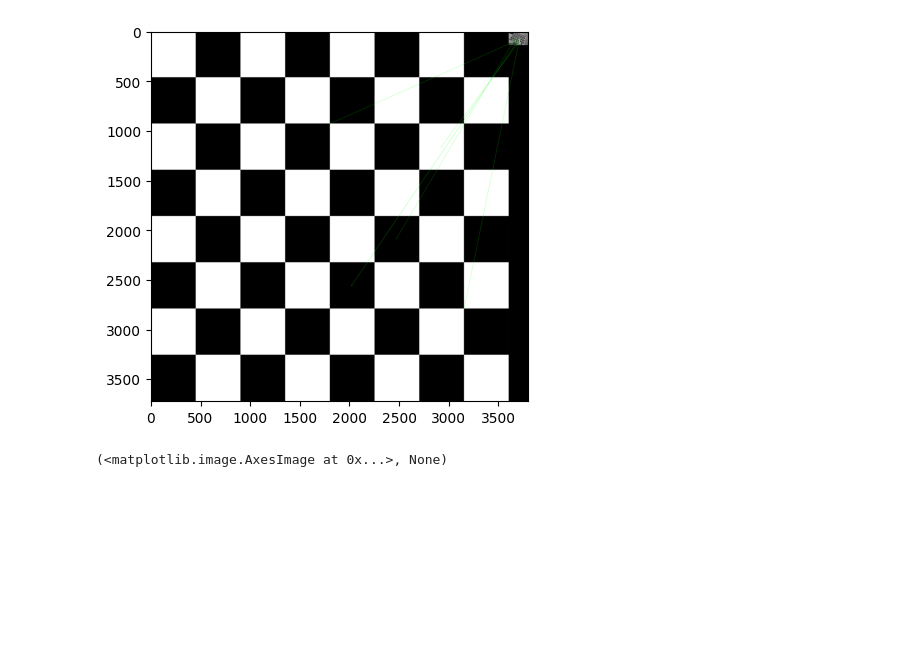
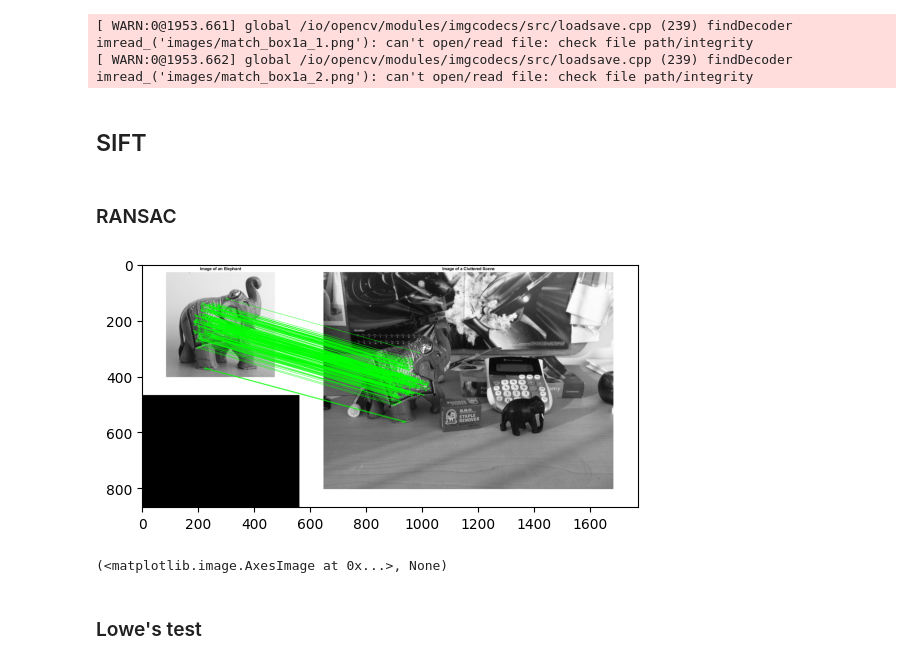
Before and after one commit to Frederico-lp/Computer-Vision, a Jupyter notebook: notebook1.ipynb, the cells around one changed output. Cells and saved outputs as stored; diff of their text form; code cells hidden in the pictures; blank space fills up the shorter version.

```diff
--- a/notebook1.ipynb
+++ b/notebook1.ipynb
@@ -23,0 +8,15 @@ plt.show()
+# %%
+query = cv2.imread(os.path.join(imagesDir, 'match_scene01_1.png'), cv2.IMREAD_GRAYSCALE) # queryImage
+train = cv2.imread(os.path.join(imagesDir, 'match_scene01_2.png'), cv2.IMREAD_GRAYSCALE) # trainImage
+
+plt.imshow(query, cmap='gray')
+plt.title('Query Image')
+plt.axis('off')
+plt.show()
+
+plt.imshow(train, cmap='gray')
+plt.title('Train Image')
+plt.axis('off')
+plt.show()
+
+plt.show()
@@ -24,17 +26,27 @@ plt.show()
+# %%
+img1_gray = cv2.imread("images/match_box1a_1.png", cv2.IMREAD_GRAYSCALE)
+img2_gray = cv2.imread("images/match_box1a_2.png", cv2.IMREAD_GRAYSCALE)
+# %% [output]
+[ WARN:0@1953.661] global /io/opencv/modules/imgcodecs/src/loadsave.cpp (239) findDecoder imread_('images/match_box1a_1.png'): can't open/read file: check file path/integrity
+[ WARN:0@1953.662] global /io/opencv/modules/imgcodecs/src/loadsave.cpp (239) findDecoder imread_('images/match_box1a_2.png'): can't open/read file: check file path/integrity
+# %% [markdown]
+## SIFT
 # %%
 sift = cv2.SIFT_create()
 
 # find the keypoints with SIFT
-kp = sift.detect(img1_gray, None)
+kp = sift.detect(query, None)
 
 # compute the descriptors with SIFT
-kp, des = sift.compute(img1_gray, kp)
+kp, des = sift.compute(query, kp)
 
 
-fkp = sift.detect(img2_gray, None)
+fkp = sift.detect(train, None)
 
 # compute the descriptors with ORB
-fkp, fdes = sift.compute(img2_gray, fkp)
+fkp, fdes = sift.compute(train, fkp)
+# %% [markdown]
+### RANSAC
 # %%
 # create a Brute Force Matcher object
 bf = cv2.BFMatcher(cv2.NORM_L2, crossCheck=True)
@@ -50,17 +62,19 @@ if len(matches)>10:
     dst_pts = np.float32([ fkp[m.trainIdx].pt for m in matches ]).reshape(-1,1,2)
     M, mask = cv2.findHomography(src_pts, dst_pts, cv2.RANSAC,5.0)
     matchesMask = mask.ravel().tolist()
-    h,w = img1_gray.shape
+    h,w = query.shape
     pts = np.float32([ [0,0],[0,h-1],[w-1,h-1],[w-1,0] ]).reshape(-1,1,2)
     dst = cv2.perspectiveTransform(pts,M)
     img2 = cv2.polylines(img2_gray,[np.int32(dst)],True,255,3, cv2.LINE_AA)
 # %%
 draw_params = dict(matchColor = (0,255,0), # draw matches in green color
                    singlePointColor = None,
                    matchesMask = matchesMask, # draw only inliers
                    flags = 2)
-img3 = cv2.drawMatches(img1,kp,img2,fkp,matches,None,**draw_params)
+img3 = cv2.drawMatches(query,kp,train,fkp,matches,None,**draw_params)
 plt.imshow(img3, 'gray'),plt.show()
 # %% [output]
-[figure, old version]
+[figure, new version]
 (<matplotlib.image.AxesImage at 0x...>, None)
+# %% [markdown]
+### Lowe's test
```
Also changed, not shown: parts of 17 cells of this notebook, 6 other files.
